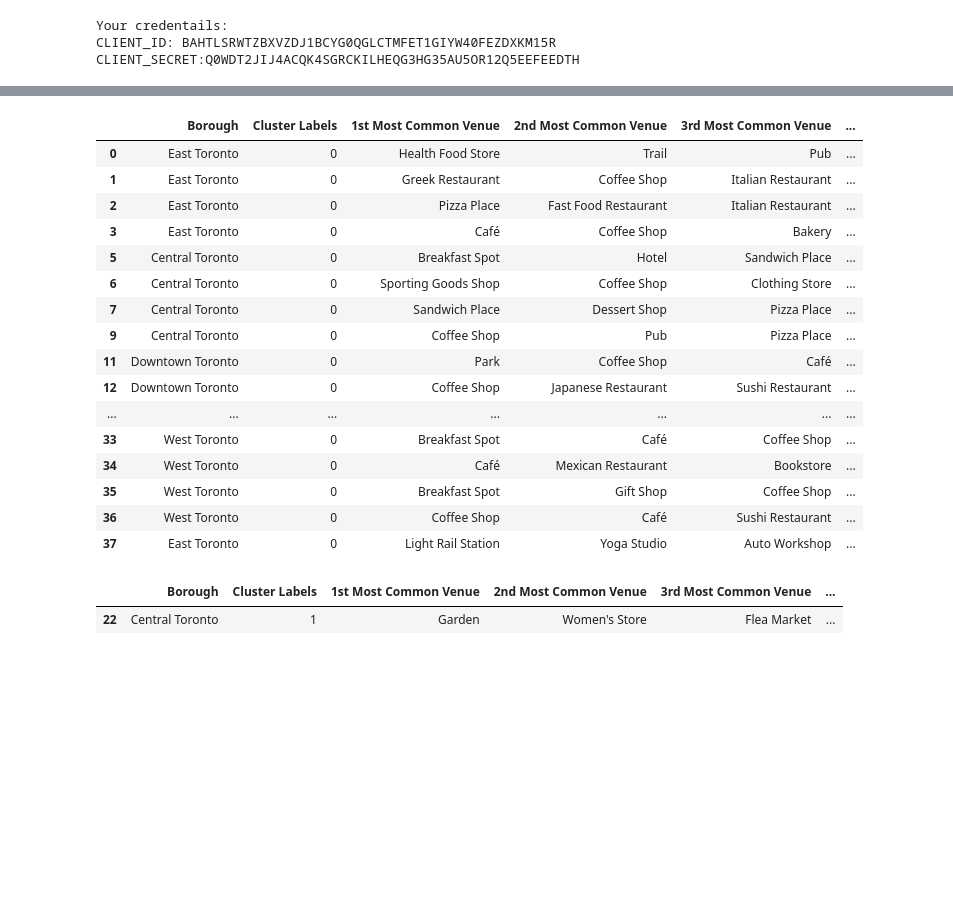
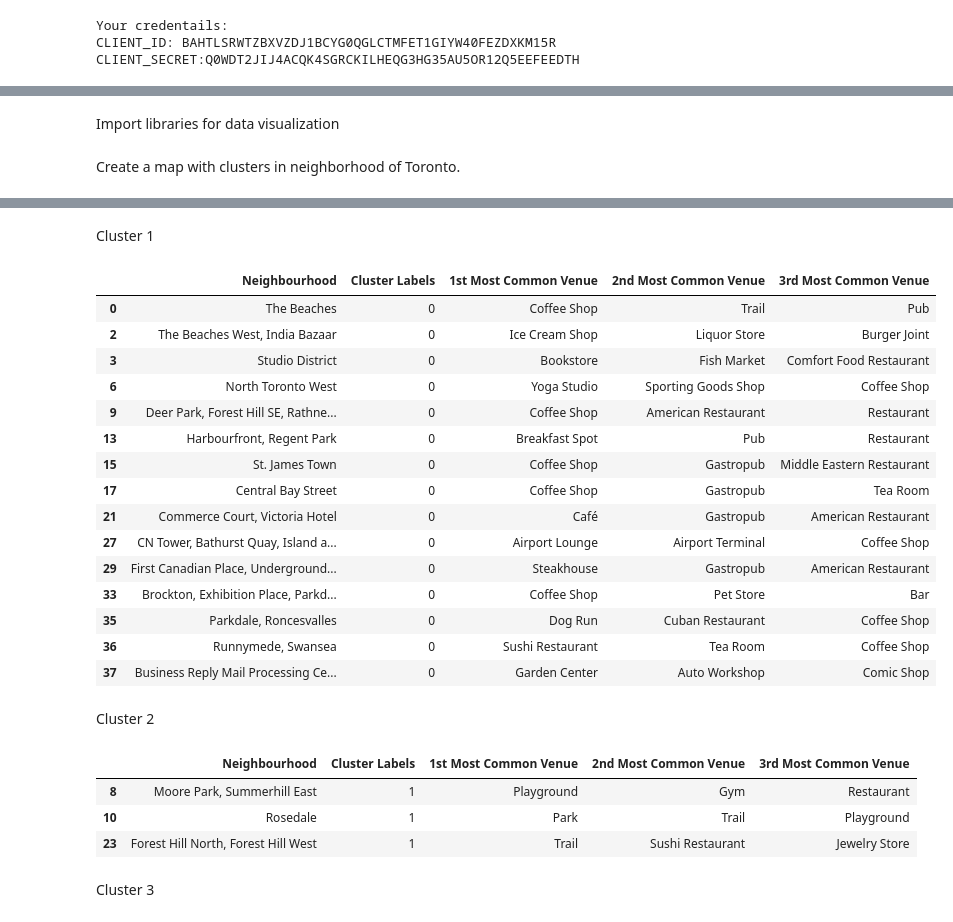
Before and after one commit to Scintilla-kr/DSCapstone_Project, a Jupyter notebook: Capstone_Notebook.ipynb, the cells around one changed output, grey strips where cells are left out. Cells and saved outputs as stored; diff of their text form; code cells hidden in the pictures; blank space fills up the shorter version.

Commit message:
Finished Segmenting and Clustering Neighborhood in Toronto

```diff
--- a/Capstone_Notebook.ipynb
+++ b/Capstone_Notebook.ipynb
@@ -176,5 +162,5 @@ CLIENT_SECRET:Q0WDT2JIJ4ACQK4SGRCKILHEQG3HG35AU5OR12Q5EEFEEDTH
 # %%
-def getNearbyVenues(names, latitudes, longitudes, radius=500, LIMIT=100):
+def getNearbyVenues(names, latitudes, longitudes, radius=500, LIMIT=10):
 
     venues_list=[]
     for name, lat, lng in zip(names, latitudes, longitudes):
@@ -314,5 +319,5 @@ toronto_grouped.shape
 # %%
-num_top_venues = 5
+num_top_venues = 3
 
 for hood in toronto_grouped['Neighborhood']:
     print("----"+hood+"----")
@@ -348,7 +355,7 @@ def return_most_common_venues(row, num_top_venues):
 
     return row_categories_sorted.index.values[0:num_top_venues]
 # %%
-num_top_venues = 10
+num_top_venues = 3
 
 indicators = ['st', 'nd', 'rd']
 
@@ -392,0 +405,2 @@ array([0, 0, 0, 0, 0, 0, 0, 0, 0, 0])
+# %%
+neighborhoods_venues_sorted = neighborhoods_venues_sorted.drop('Cluster Labels', 1)
@@ -410,5 +437,9 @@ toronto_merged.head() # check the last columns!
+# %% [markdown]
+Import libraries for data visualization
 # %%
 import matplotlib.cm as cm
 import matplotlib.colors as colors
+# %% [markdown]
+Create a map with clusters in neighborhood of Toronto.
 # %%
 # create map
@@ -436,29 +467,36 @@ for lat, lon, poi, cluster in zip(toronto_merged['Latitude'], toronto_merged['Lo
 map_clusters
 # %% [output]
 [interactive output not drawn]
+# %% [markdown]
+Cluster 1
 # %%
-toronto_merged.loc[toronto_merged['Cluster Labels'] == 0, toronto_merged.columns[[1] + list(range(5, toronto_merged.shape[1]))]]
+toronto_merged.loc[toronto_merged['Cluster Labels'] == 0, toronto_merged.columns[[2] + list(range(5, toronto_merged.shape[1]))]]
 # %% [output]
-|  | Borough | Cluster Labels | 1st Most Common Venue | 2nd Most Common Venue | 3rd Most Common Venue | ... |
-| 0 | East Toronto | 0 | Health Food Store | Trail | Pub | ... |
-| 1 | East Toronto | 0 | Greek Restaurant | Coffee Shop | Italian Restaurant | ... |
-| 2 | East Toronto | 0 | Pizza Place | Fast Food Restaurant | Italian Restaurant | ... |
-| 3 | East Toronto | 0 | Café | Coffee Shop | Bakery | ... |
-| 5 | Central Toronto | 0 | Breakfast Spot | Hotel | Sandwich Place | ... |
-| 6 | Central Toronto | 0 | Sporting Goods Shop | Coffee Shop | Clothing Store | ... |
-| 7 | Central Toronto | 0 | Sandwich Place | Dessert Shop | Pizza Place | ... |
-| 9 | Central Toronto | 0 | Coffee Shop | Pub | Pizza Place | ... |
-| 11 | Downtown Toronto | 0 | Park | Coffee Shop | Café | ... |
-| 12 | Downtown Toronto | 0 | Coffee Shop | Japanese Restaurant | Sushi Restaurant | ... |
-| ... | ... | ... | ... | ... | ... | ... |
-| 33 | West Toronto | 0 | Breakfast Spot | Café | Coffee Shop | ... |
-| 34 | West Toronto | 0 | Café | Mexican Restaurant | Bookstore | ... |
-| 35 | West Toronto | 0 | Breakfast Spot | Gift Shop | Coffee Shop | ... |
-| 36 | West Toronto | 0 | Coffee Shop | Café | Sushi Restaurant | ... |
-| 37 | East Toronto | 0 | Light Rail Station | Yoga Studio | Auto Workshop | ... |
+|  | Neighbourhood | Cluster Labels | 1st Most Common Venue | 2nd Most Common Venue | 3rd Most Common Venue |
+| 0 | The Beaches | 0 | Coffee Shop | Trail | Pub |
+| 2 | The Beaches West, India Bazaar | 0 | Ice Cream Shop | Liquor Store | Burger Joint |
+| 3 | Studio District | 0 | Bookstore | Fish Market | Comfort Food Restaurant |
+| 6 | North Toronto West | 0 | Yoga Studio | Sporting Goods Shop | Coffee Shop |
+| 9 | Deer Park, Forest Hill SE, Rathne... | 0 | Coffee Shop | American Restaurant | Restaurant |
+| 13 | Harbourfront, Regent Park | 0 | Breakfast Spot | Pub | Restaurant |
+| 15 | St. James Town | 0 | Coffee Shop | Gastropub | Middle Eastern Restaurant |
+| 17 | Central Bay Street | 0 | Coffee Shop | Gastropub | Tea Room |
+| 21 | Commerce Court, Victoria Hotel | 0 | Café | Gastropub | American Restaurant |
+| 27 | CN Tower, Bathurst Quay, Island a... | 0 | Airport Lounge | Airport Terminal | Coffee Shop |
+| 29 | First Canadian Place, Underground... | 0 | Steakhouse | Gastropub | American Restaurant |
+| 33 | Brockton, Exhibition Place, Parkd... | 0 | Coffee Shop | Pet Store | Bar |
+| 35 | Parkdale, Roncesvalles | 0 | Dog Run | Cuban Restaurant | Coffee Shop |
+| 36 | Runnymede, Swansea | 0 | Sushi Restaurant | Tea Room | Coffee Shop |
+| 37 | Business Reply Mail Processing Ce... | 0 | Garden Center | Auto Workshop | Comic Shop |
+# %% [markdown]
+Cluster 2
 # %%
-toronto_merged.loc[toronto_merged['Cluster Labels'] == 1, toronto_merged.columns[[1] + list(range(5, toronto_merged.shape[1]))]]
+toronto_merged.loc[toronto_merged['Cluster Labels'] == 1, toronto_merged.columns[[2] + list(range(5, toronto_merged.shape[1]))]]
 # %% [output]
-|  | Borough | Cluster Labels | 1st Most Common Venue | 2nd Most Common Venue | 3rd Most Common Venue | ... |
-| 22 | Central Toronto | 1 | Garden | Women's Store | Flea Market | ... |
+|  | Neighbourhood | Cluster Labels | 1st Most Common Venue | 2nd Most Common Venue | 3rd Most Common Venue |
+| 8 | Moore Park, Summerhill East | 1 | Playground | Gym | Restaurant |
+| 10 | Rosedale | 1 | Park | Trail | Playground |
+| 23 | Forest Hill North, Forest Hill West | 1 | Trail | Sushi Restaurant | Jewelry Store |
+# %% [markdown]
+Cluster 3
 # %%
```
Also changed, not shown: parts of 41 cells of this notebook.
